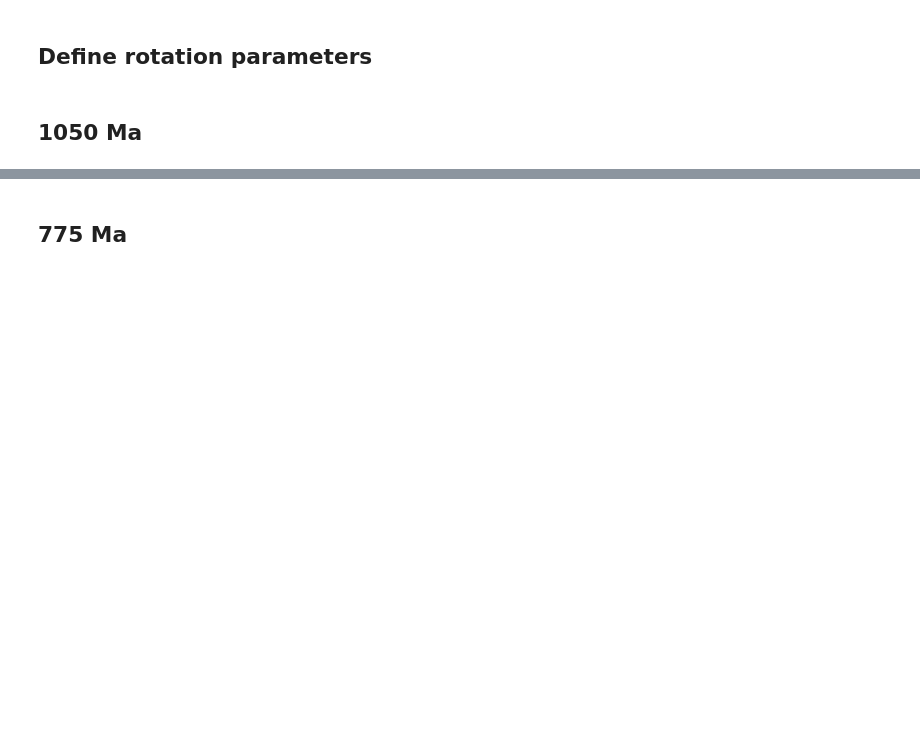
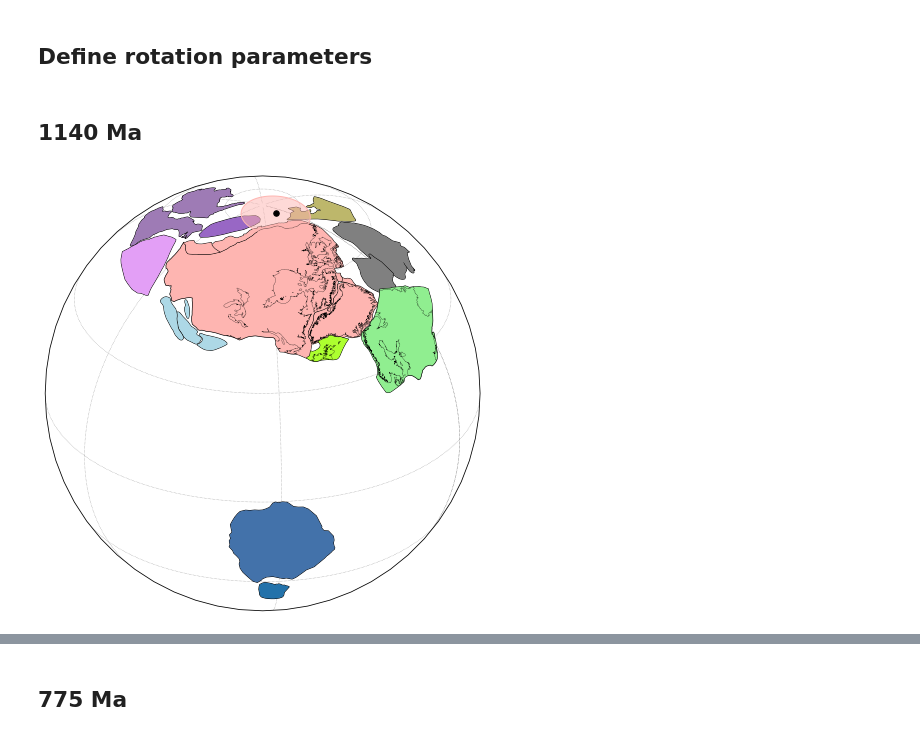
Before and after one commit to Swanson-Hysell/Mesoproterozoic_Turning_Point, a Jupyter notebook: code/paleogeography.ipynb, the cells around one changed output, grey strips where cells are left out. Saved outputs shown, nothing was run; the diff lists cells and outputs as text; code cells hidden in the pictures; blank space fills up the shorter version.

```diff
--- a/code/paleogeography.ipynb
+++ b/code/paleogeography.ipynb
@@ -208,4 +208,40 @@ India_Euler_755 = [65.4126,103.9231,-29.3572]
 SChina_India_Euler = [6.7224,77.6921,67.9571]
 Rayner_India_Euler = [1.8434,-165.1696,-91.8395]
 # %% [markdown]
-## 1050 Ma
+## 1140 Ma
+# %%
+Laur_Euler_1140 = [-70.8963,21.4214,213.1761]
+
+ax = ipmag.make_orthographic_map(add_land=False, central_longitude=115, central_latitude=30,
+                                 figsize=(8,8), grid_lines=False)
+
+plot_Laurentia(ax,Laur_Euler_1140)
+plot_Siberia(ax,Laur_Euler_1140)
+
+Baltica_Laur_Euler = [47.5,1.5,49.0] #1140 Ma
+plot_Baltica(ax,Laur_Euler_1140)
+
+Amazonia_Laur_Euler = [-81.1,32.0,-41.1] #1140 Ma
+plot_Amazonia(ax,Laur_Euler_1140)
+
+#Kalahari_Laur_Euler = [1.4,5.4,-48.1] #1140 Ma
+#plot_Kalahari(ax, Laur_Euler_1140)
+
+plot_RDLP(ax,Laur_Euler_1140)
+plot_North_China(ax,Laur_Euler_1140)
+plot_Australia(ax,Laur_Euler_1140)
+plot_Cuyania(ax, Laur_Euler_1140)
+plot_AREPA(ax, Laur_Euler_1140)
+plot_Zealandia(ax, Laur_Euler_1140)
+
+ax.gridlines(xlocs=lon_grid, ylocs=lat_grid, linewidth=0.5,
+             color='C7', linestyle='dotted', zorder=-1)
+
+rotated_pole_plot(ax, 223.3, 58.0, 9.2,
+                  [Laur_Euler_1140],
+                  'o', 30, 'k', Laurentia_color, 0.5)
+
+plt.savefig('reconstructions/Laurentia_1140.pdf')
+plt.show()
+# %% [output]
+[figure, added]
```
Also changed, not shown: parts of 15 cells of this notebook, 1 other file.
